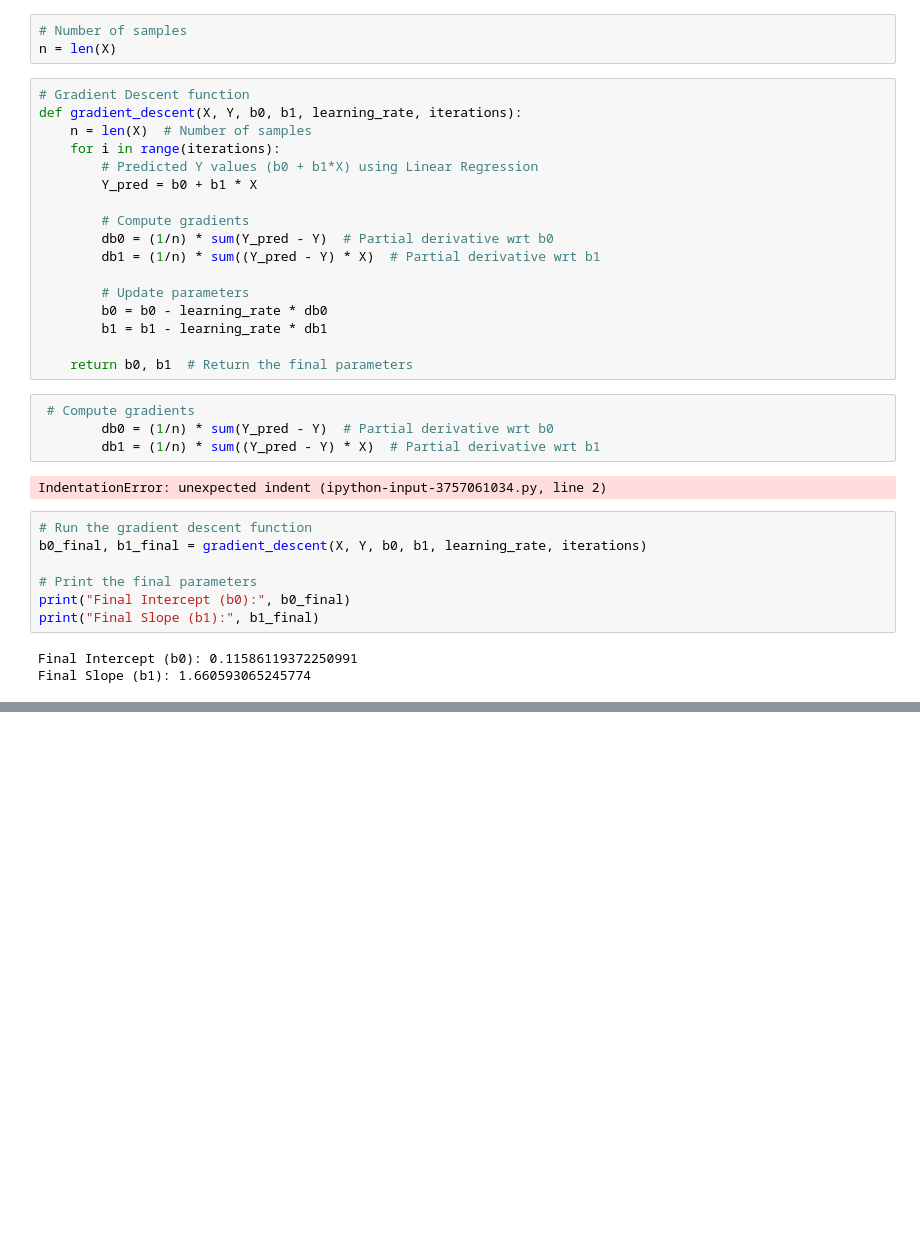
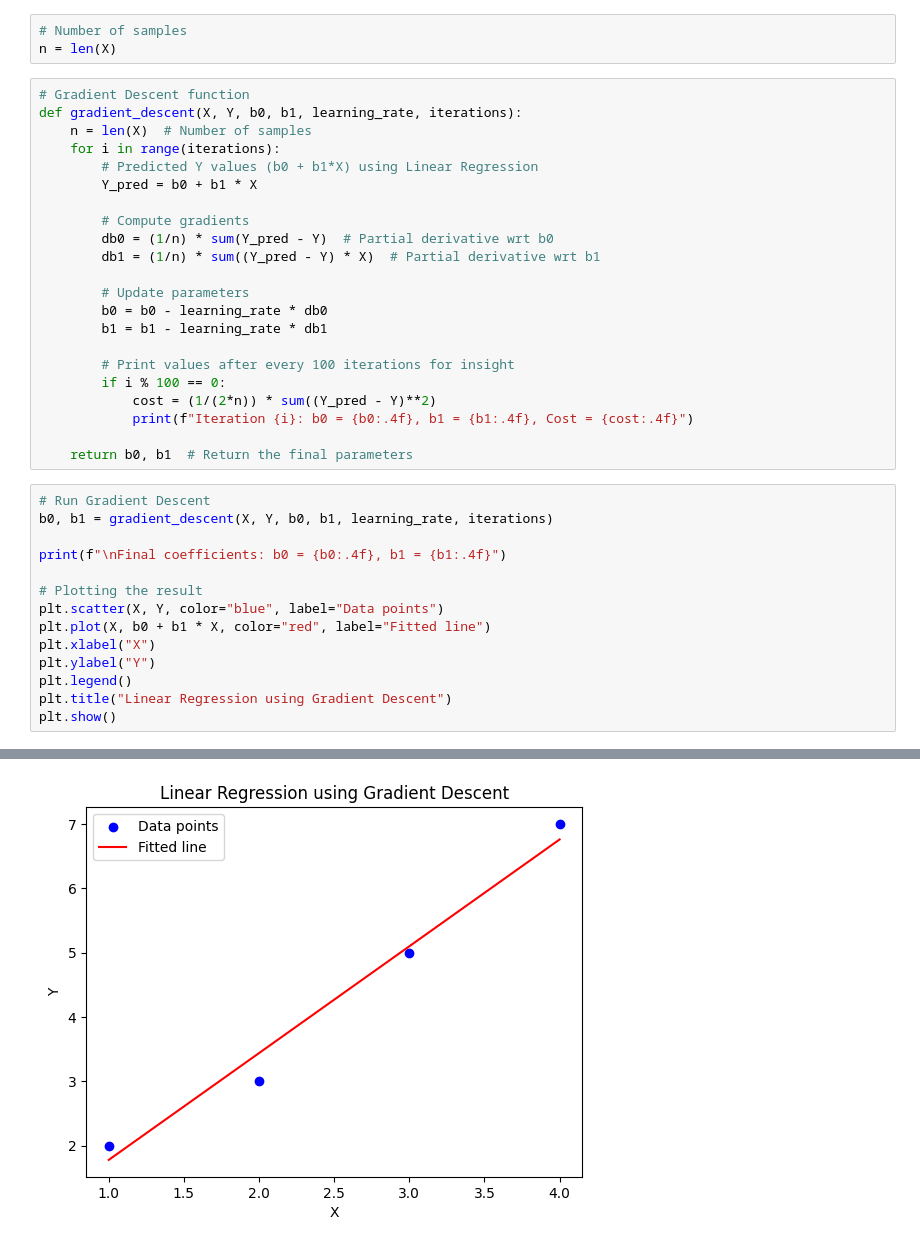
Before and after one commit to radheshyam1111/CN5006, a Jupyter notebook: week2.ipynb, the cells around one changed output, grey strips where cells are left out. Cells and saved outputs as stored; diff of their text form; blank space fills up the shorter version.

```diff
--- a/week2.ipynb
+++ b/week2.ipynb
@@ -32,20 +32,24 @@ def gradient_descent(X, Y, b0, b1, learning_rate, iterations):
         b0 = b0 - learning_rate * db0
         b1 = b1 - learning_rate * db1
 
+        # Print values after every 100 iterations for insight
+        if i % 100 == 0:
+            cost = (1/(2*n)) * sum((Y_pred - Y)**2)
+            print(f"Iteration {i}: b0 = {b0:.4f}, b1 = {b1:.4f}, Cost = {cost:.4f}")
+
     return b0, b1  # Return the final parameters
-# %%
- # Compute gradients
-        db0 = (1/n) * sum(Y_pred - Y)  # Partial derivative wrt b0
-        db1 = (1/n) * sum((Y_pred - Y) * X)  # Partial derivative wrt b1
-# %% [output]
-IndentationError: unexpected indent (ipython-input-3757061034.py, line 2)
-# %%
-# Run the gradient descent function
-b0_final, b1_final = gradient_descent(X, Y, b0, b1, learning_rate, iterations)
-
-# Print the final parameters
-print("Final Intercept (b0):", b0_final)
-print("Final Slope (b1):", b1_final)
-# %% [output]
-Final Intercept (b0): 0.11586119372250991
-Final Slope (b1): 1.660593065245774
+# %%
+# Run Gradient Descent
+b0, b1 = gradient_descent(X, Y, b0, b1, learning_rate, iterations)
+
+print(f"\nFinal coefficients: b0 = {b0:.4f}, b1 = {b1:.4f}")
+
+# Plotting the result
+plt.scatter(X, Y, color="blue", label="Data points")
+plt.plot(X, b0 + b1 * X, color="red", label="Fitted line")
+plt.xlabel("X")
+plt.ylabel("Y")
+plt.legend()
+plt.title("Linear Regression using Gradient Descent")
+plt.show()
+# %% [output]
@@ -51,0 +68 @@ Final Slope (b1): 1.660593065245774
+[figure, added]
```
Also changed, not shown: parts of 16 cells of this notebook.
